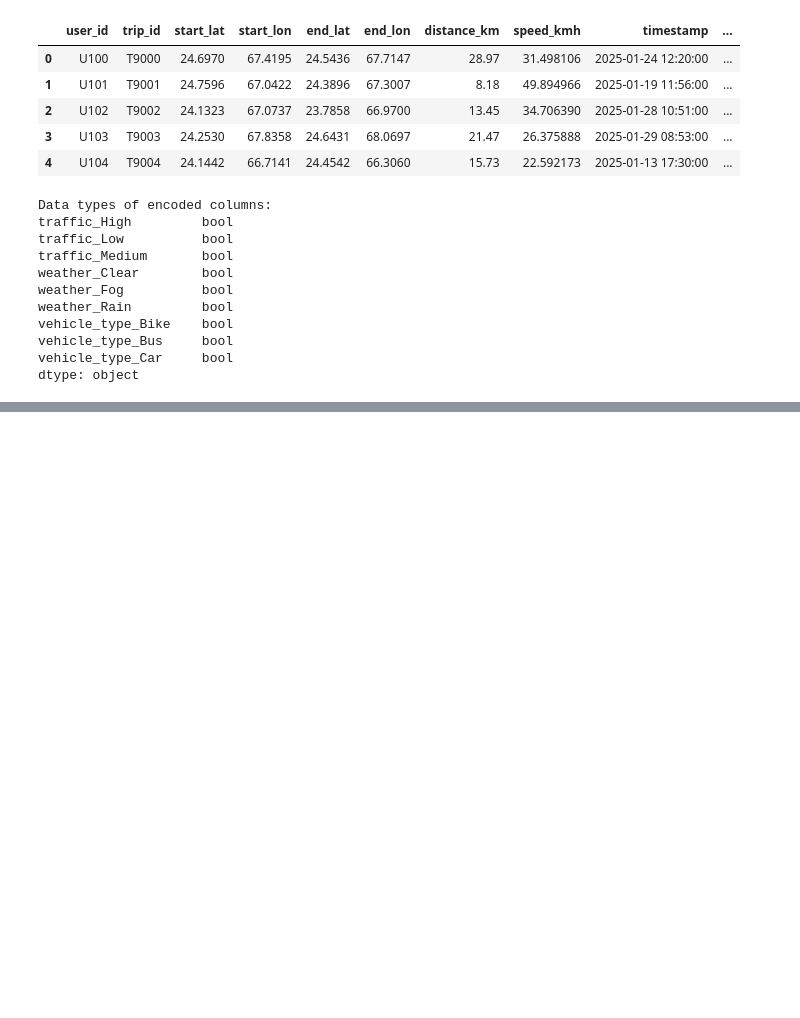
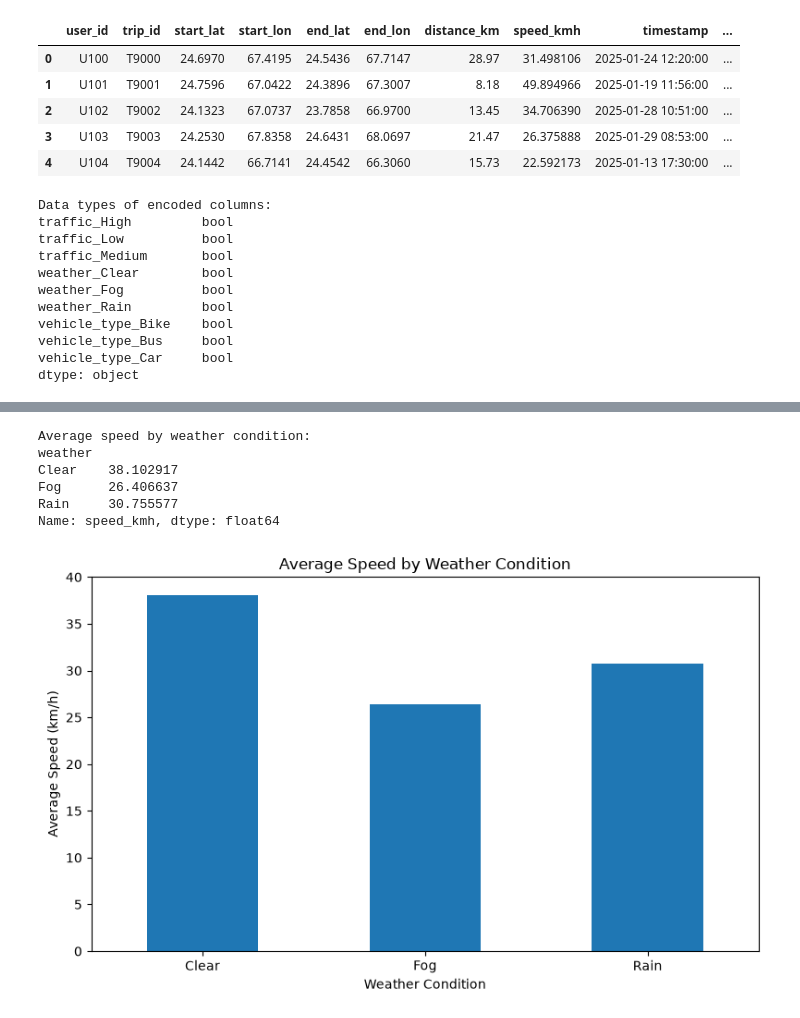
Before and after one commit to ChiragDawra/ReRouter, a Jupyter notebook: notebooks/01_data_preperation.ipynb, the cells around one changed output, grey strips where cells are left out. Cells and saved outputs as stored; diff of their text form; code cells hidden in the pictures; blank space fills up the shorter version.

```diff
--- a/notebooks/01_data_preperation.ipynb
+++ b/notebooks/01_data_preperation.ipynb
@@ -360,0 +439,30 @@ dtype: object
+# %%
+# Calculate average speed for each weather condition
+
+weather_speed = df_eda.groupby("weather")["speed_kmh"].mean()
+
+print("Average speed by weather condition:")
+print(weather_speed)
+# %% [output]
+Average speed by weather condition:
+weather
+Clear    38.102917
+Fog      26.406637
+Rain     30.755577
+Name: speed_kmh, dtype: float64
+# %%
+# Visualize average speed across weather conditions
+
+weather_speed.plot(
+    kind="bar",
+    figsize=(8, 5)
+)
+
+plt.title("Average Speed by Weather Condition")
+plt.xlabel("Weather Condition")
+plt.ylabel("Average Speed (km/h)")
+plt.xticks(rotation=0)
+plt.tight_layout()
+plt.show()
+# %% [output]
+[figure, added]
```
Also changed, not shown: parts of 34 cells of this notebook.
